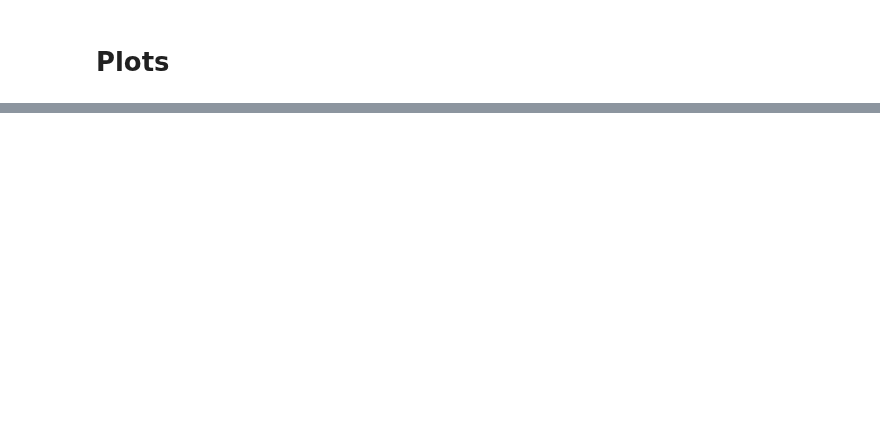
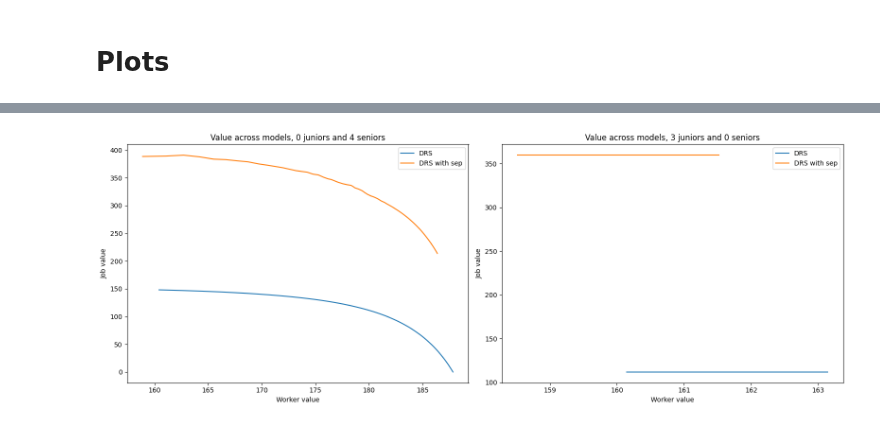
Before and after one commit to zalandru/Dynamic-Contracting-Multi-worker-Firm, a Jupyter notebook: Multiworker_wage_2steps/Initiating MWF.ipynb, the cells around one changed output, grey strips where cells are left out. Saved outputs shown, nothing was run; the diff lists cells and outputs as text; code cells hidden in the pictures; blank space fills up the shorter version.

```diff
--- a/Multiworker_wage_2steps/Initiating MWF.ipynb
+++ b/Multiworker_wage_2steps/Initiating MWF.ipynb
@@ -111 +143,5 @@ plts.CRSvsDRSpolicy(cc_W,cc_Wstar,mwc_W,mwc_Wstar,mwc_s_W,mwc_s_Wstar,mwc_s_dir_
+# %%
+plts.ValueComparison(0,4,3,0,cc_W,cc_J,mwc_W,mwc_J,mwch_W,mwch_J,mwc_s_dir_W,mwc_s_dir_J,0)
+# %% [output]
+[figure, added]
 # %%
```
Also changed, not shown: parts of 11 cells of this notebook, 3 other files.
